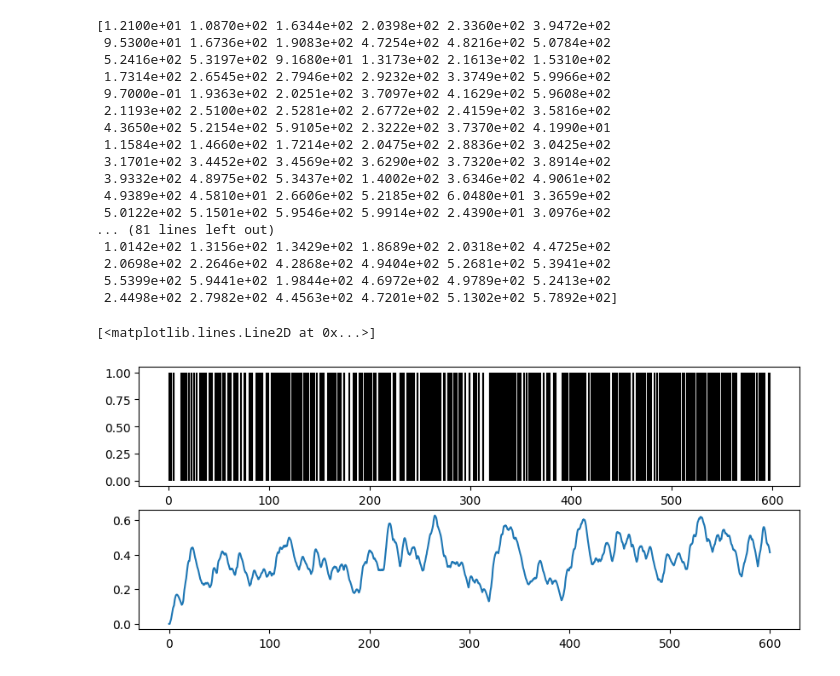
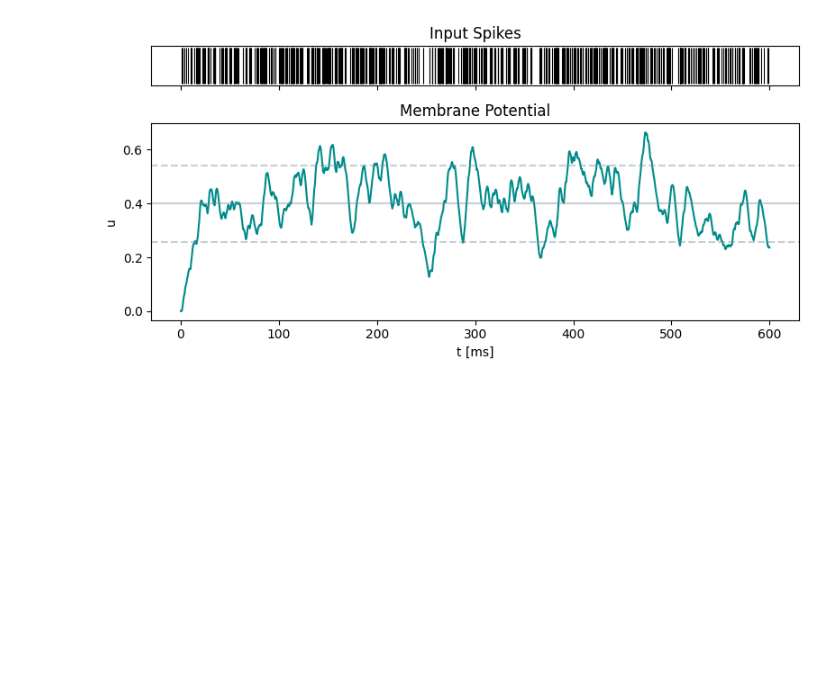
Before and after one commit to zaffo1/Noisy_Neurons, a Jupyter notebook: Stein.ipynb, the cells around one changed output. Cells and saved outputs as stored; diff of their text form; code cells hidden in the pictures; blank space fills up the shorter version.

Commit message:
multiple input neurons

```diff
--- a/Stein.ipynb
+++ b/Stein.ipynb
@@ -49,9 +49,9 @@ t=np.arange(0, duration, dt)
 
 I = 0  # Input current (arbitrary units)
 
-lamda_hz = 10  # Rate of the Poisson process (in Hz)
-lambda_ = lamda_hz/1e3  # Rate of the Poisson process (events per unit time (spikes/ms))
-
+lambda_hz = 10  # Rate of the Poisson process (in Hz)
+lambda_ = lambda_hz/1e3  # Rate of the Poisson process (events per unit time (spikes/ms))
+N_bg = 100
 w = 0.1 #synaptic weight
 
 def background(dt, t, N_background):
@@ -72,31 +72,33 @@ def background(dt, t, N_background):
             bg = bg + (((t-spike_times[i]))/tau)*np.exp(-(t-spike_times[i])/tau)*np.heaviside(t-spike_times[i],0.5)
     return bg, spikes_bg
 
-print(spikes_bg)
-bg, spikes_bg = background(dt,t, 100)
+bg, spikes_bg = background(dt,t, N_bg)
 spikes, voltages = simulate_neuron(I, tau, R, threshold, sigma, dt, duration)
-plt.figure(figsize=(10, 4))
-plt.subplot(2,1,1)
-plt.vlines(spikes_bg, ymin=0, ymax=1, colors='black', linestyles='-')
-plt.subplot(2,1,2)
-plt.plot(t, voltages+w*bg)
+
+u0 = w*lambda_*N_bg*tau
+u0_sd = np.sqrt(0.5*w**2*lambda_*N_bg*tau)
-# %% [output]
-[1.2100e+01 1.0870e+02 1.6344e+02 2.0398e+02 2.3360e+02 3.9472e+02
- 9.5300e+01 1.6736e+02 1.9083e+02 4.7254e+02 4.8216e+02 5.0784e+02
- 5.2416e+02 5.3197e+02 9.1680e+01 1.3173e+02 2.1613e+02 1.5310e+02
- 1.7314e+02 2.6545e+02 2.7946e+02 2.9232e+02 3.3749e+02 5.9966e+02
- 9.7000e-01 1.9363e+02 2.0251e+02 3.7097e+02 4.1629e+02 5.9608e+02
- 2.1193e+02 2.5100e+02 2.5281e+02 2.6772e+02 2.4159e+02 3.5816e+02
- 4.3650e+02 5.2154e+02 5.9105e+02 2.3222e+02 3.7370e+02 4.1990e+01
- 1.1584e+02 1.4660e+02 1.7214e+02 2.0475e+02 2.8836e+02 3.0425e+02
- 3.1701e+02 3.4452e+02 3.4569e+02 3.6290e+02 3.7320e+02 3.8914e+02
- 3.9332e+02 4.8975e+02 5.3437e+02 1.4002e+02 3.6346e+02 4.9061e+02
- 4.9389e+02 4.5810e+01 2.6606e+02 5.2185e+02 6.0480e+01 3.3659e+02
- 5.0122e+02 5.1501e+02 5.9546e+02 5.9914e+02 2.4390e+01 3.0976e+02
-... (81 lines left out)
- 1.0142e+02 1.3156e+02 1.3429e+02 1.8689e+02 2.0318e+02 4.4725e+02
- 2.0698e+02 2.2646e+02 4.2868e+02 4.9404e+02 5.2681e+02 5.3941e+02
- 5.5399e+02 5.9441e+02 1.9844e+02 4.6972e+02 4.9789e+02 5.2413e+02
- 2.4498e+02 2.7982e+02 4.4563e+02 4.7201e+02 5.1302e+02 5.7892e+02]
-[<matplotlib.lines.Line2D at 0x...>]
-[figure, removed]
+# %%
+# Create figure and subplots with different aspect ratios
+fig, axs = plt.subplots(2, 1, figsize=(8, 4), gridspec_kw={'height_ratios': [1, 5]}, sharex=True)
+
+# Plot data on the first subplot
+axs[0].vlines(spikes_bg, ymin=0, ymax=1, colors='black', linestyles='-', linewidth=0.8)
+axs[0].set_title('Input Spikes')
+# Hide y ticks and labels of the upper plot
+axs[0].tick_params(axis='y', which='both', left=False, labelleft=False)
+# Plot data on the second subplot
+axs[1].plot(t, voltages+w*bg, color = 'darkcyan')
+axs[1].axhline(y=u0, color='lightslategray', linestyle='-', alpha=0.4)
+axs[1].axhline(y=u0-u0_sd, color='lightslategray', linestyle='--', alpha=0.4)
+axs[1].axhline(y=u0+u0_sd, color='lightslategray', linestyle='--', alpha=0.4)
+
+axs[1].set_title('Membrane Potential')
+axs[1].set_xlabel('t [ms]')
+axs[1].set_ylabel('u')
+# Adjust layout
+plt.tight_layout()
+
+# Show plot
+plt.show()
+# %% [output]
+[figure, added]
```
